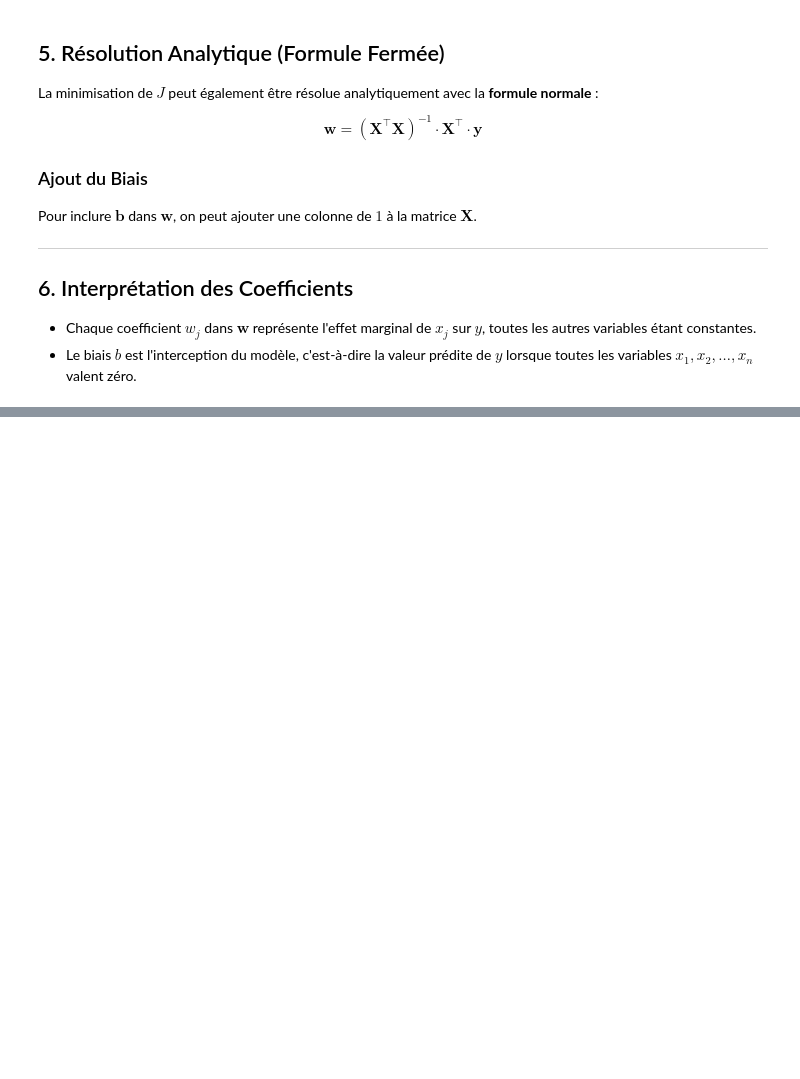
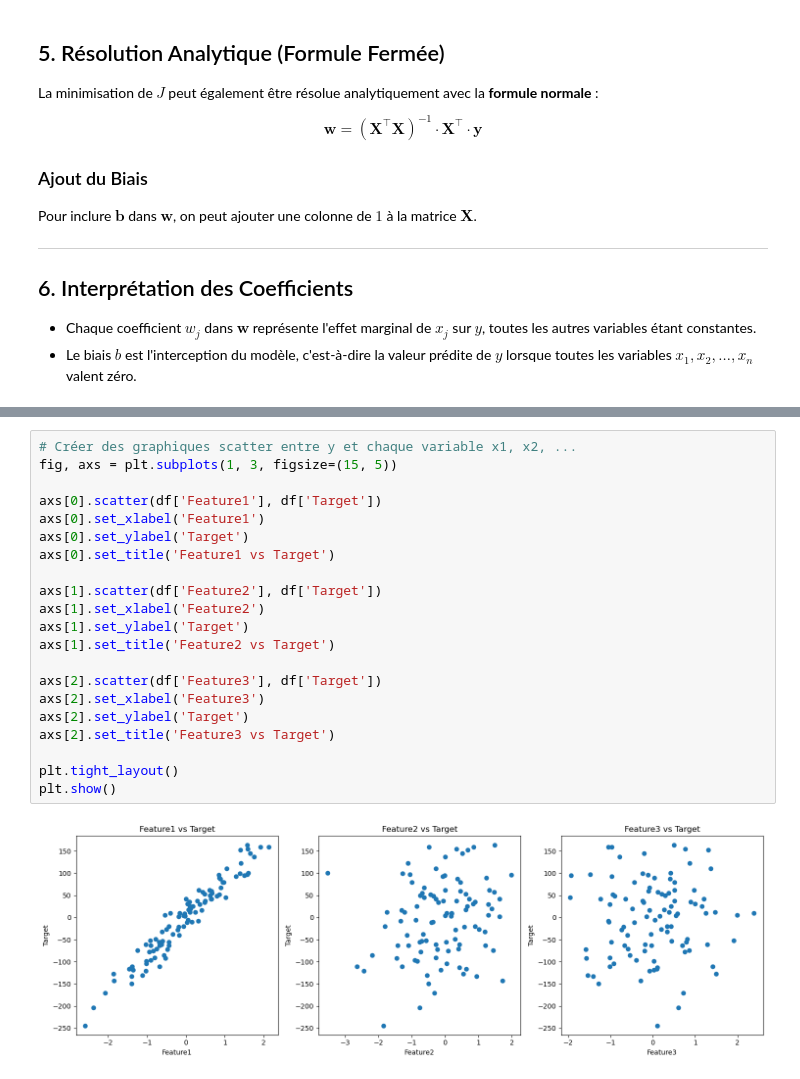
Before and after one commit to Amrani-Sohaib/ML-Models, a Jupyter notebook: Notebooks/Regression.ipynb, the cells around one changed output, grey strips where cells are left out. Drawn from its saved outputs; the diff is of its cells as text; blank space fills up the shorter version.

```diff
--- a/Notebooks/Regression.ipynb
+++ b/Notebooks/Regression.ipynb
@@ -92,0 +102,23 @@ Pour inclure $\mathbf{b}$ dans $\mathbf{w}$, on peut ajouter une colonne de $1$
+# %%
+# Créer des graphiques scatter entre y et chaque variable x1, x2, ...
+fig, axs = plt.subplots(1, 3, figsize=(15, 5))
+
+axs[0].scatter(df['Feature1'], df['Target'])
+axs[0].set_xlabel('Feature1')
+axs[0].set_ylabel('Target')
+axs[0].set_title('Feature1 vs Target')
+
+axs[1].scatter(df['Feature2'], df['Target'])
+axs[1].set_xlabel('Feature2')
+axs[1].set_ylabel('Target')
+axs[1].set_title('Feature2 vs Target')
+
+axs[2].scatter(df['Feature3'], df['Target'])
+axs[2].set_xlabel('Feature3')
+axs[2].set_ylabel('Target')
+axs[2].set_title('Feature3 vs Target')
+
+plt.tight_layout()
+plt.show()
+# %% [output]
+[figure, added]
```
Also changed, not shown: parts of 2 cells of this notebook.
